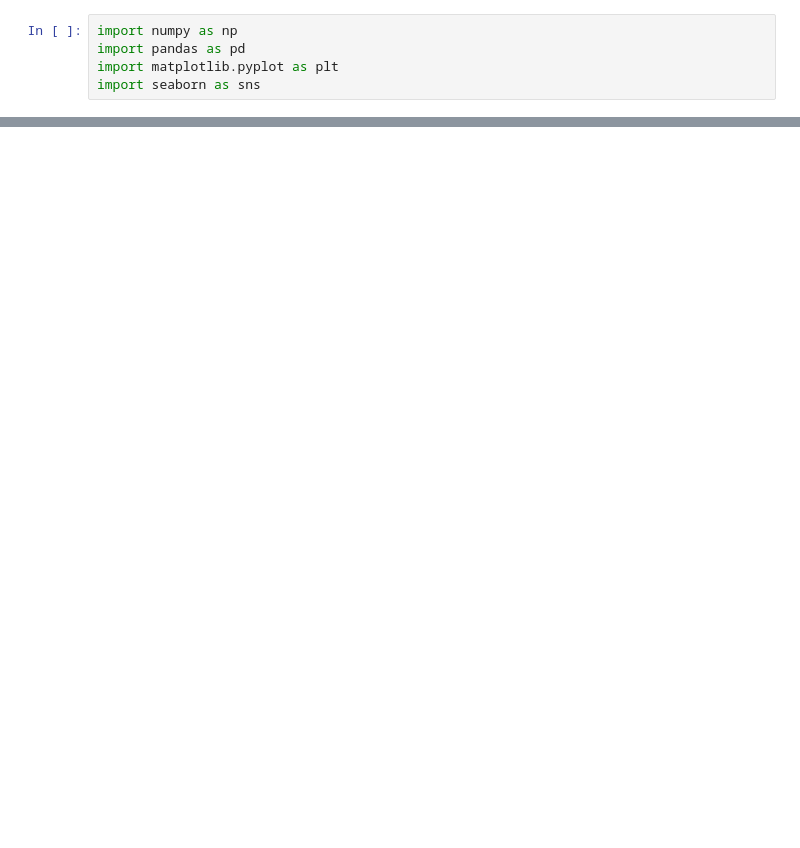
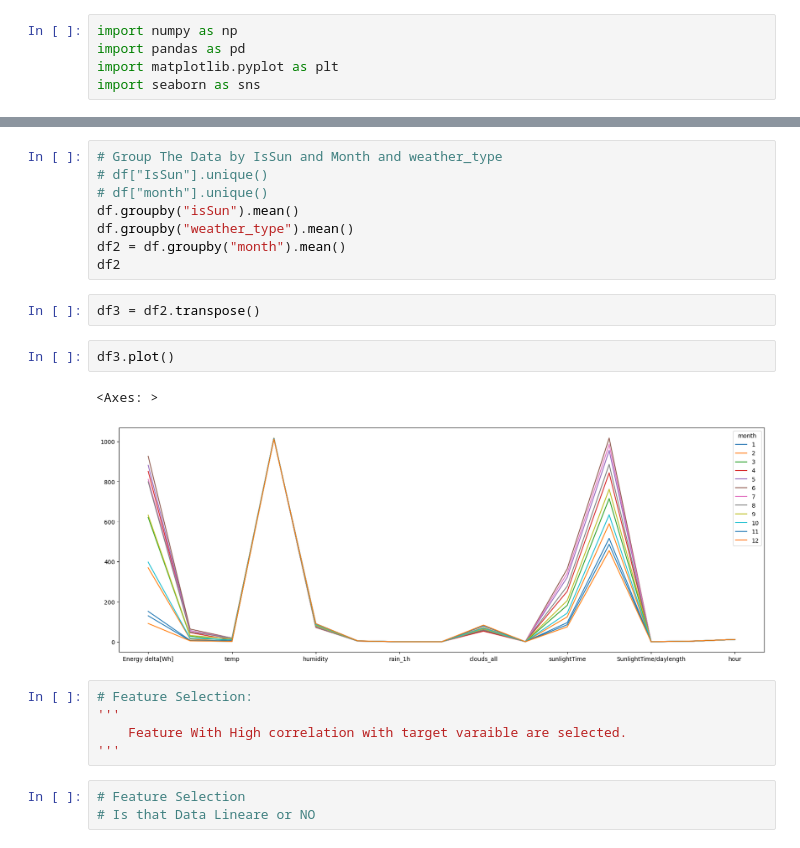
Before and after one commit to KaraniAbdellah/Solar_Energy_Prediction, a Jupyter notebook: explore_renewable_dataset.ipynb, the cells around one changed output, grey strips where cells are left out. Saved outputs shown, nothing was run; the diff lists cells and outputs as text; blank space fills up the shorter version.

```diff
--- a/explore_renewable_dataset.ipynb
+++ b/explore_renewable_dataset.ipynb
@@ -92,0 +106,23 @@ df.corr()
+# %%
+# Group The Data by IsSun and Month and weather_type
+# df["IsSun"].unique()
+# df["month"].unique()
+df.groupby("isSun").mean()
+df.groupby("weather_type").mean()
+df2 = df.groupby("month").mean()
+df2
+# %%
+df3 = df2.transpose()
+# %%
+df3.plot()
+# %% [output]
+<Axes: >
+[figure, added]
+# %%
+# Feature Selection:
+'''
+    Feature With High correlation with target varaible are selected.
+'''
+# %%
+# Feature Selection
+# Is that Data Lineare or NO
```
Also changed, not shown: parts of 6 cells of this notebook.
